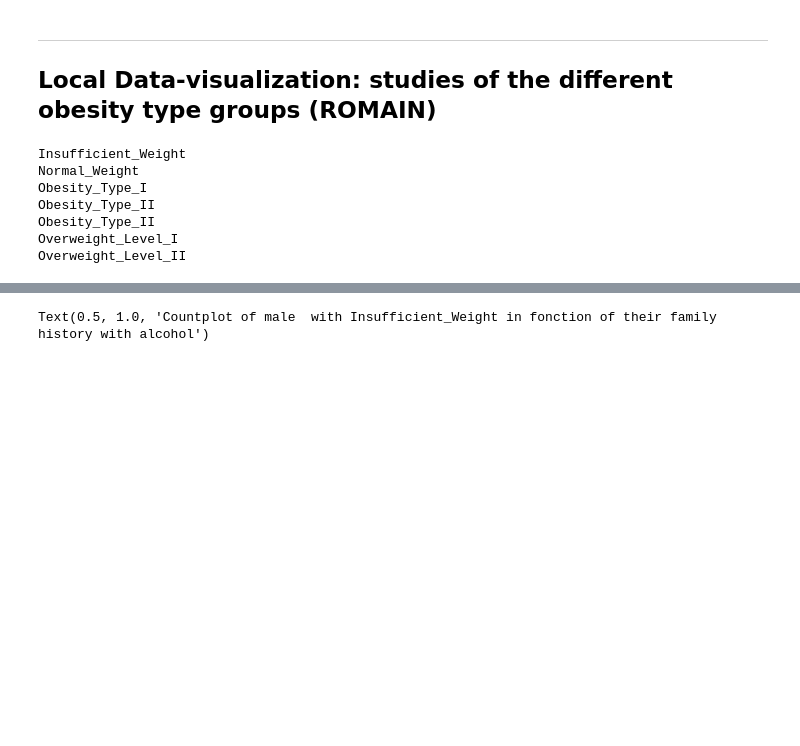
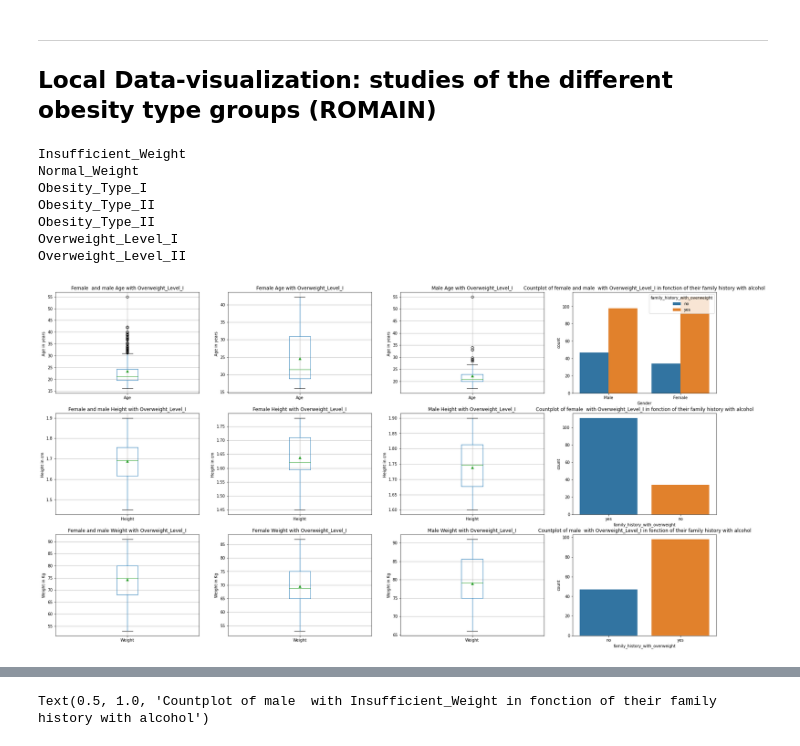
Before and after one commit to Leodespt/Projet_Python, a Jupyter notebook: NoteBook Jupyter.ipynb, the cells around one changed output, grey strips where cells are left out. Cells and saved outputs as stored; diff of their text form; code cells hidden in the pictures; blank space fills up the shorter version.

Commit message:
LOCAL visualization functions UpDate

```diff
--- a/NoteBook Jupyter.ipynb
+++ b/NoteBook Jupyter.ipynb
@@ -362,0 +429,14 @@ Overweight_Level_II
+# %%
+#OBSERVE ONE OF THSES CATEGORIES
+
+#  Insufficient_Weight
+# Normal_Weight
+# Obesity_Type_I
+# Obesity_Type_II
+# Obesity_Type_II
+# Overweight_Level_I
+# Overweight_Level_II
+
+visualization_ID_Variable("Overweight_Level_I",df)
+# %% [output]
+[figure, added]
```
Also changed, not shown: parts of 14 cells of this notebook.
